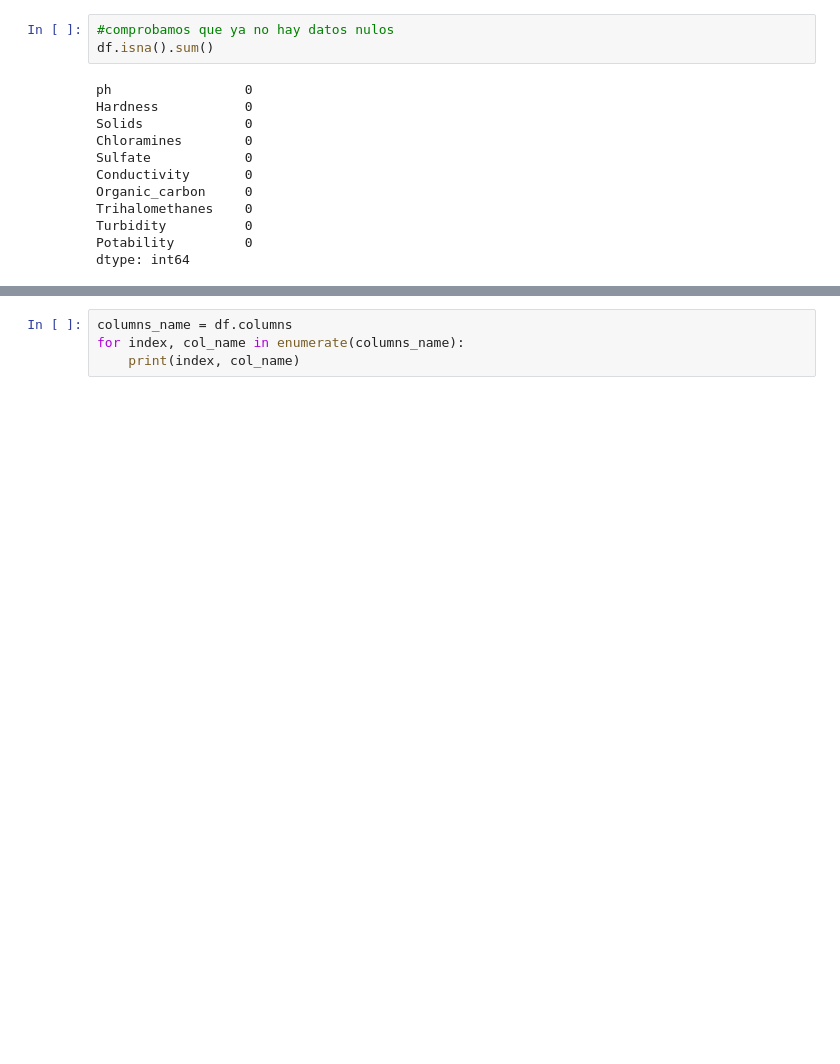
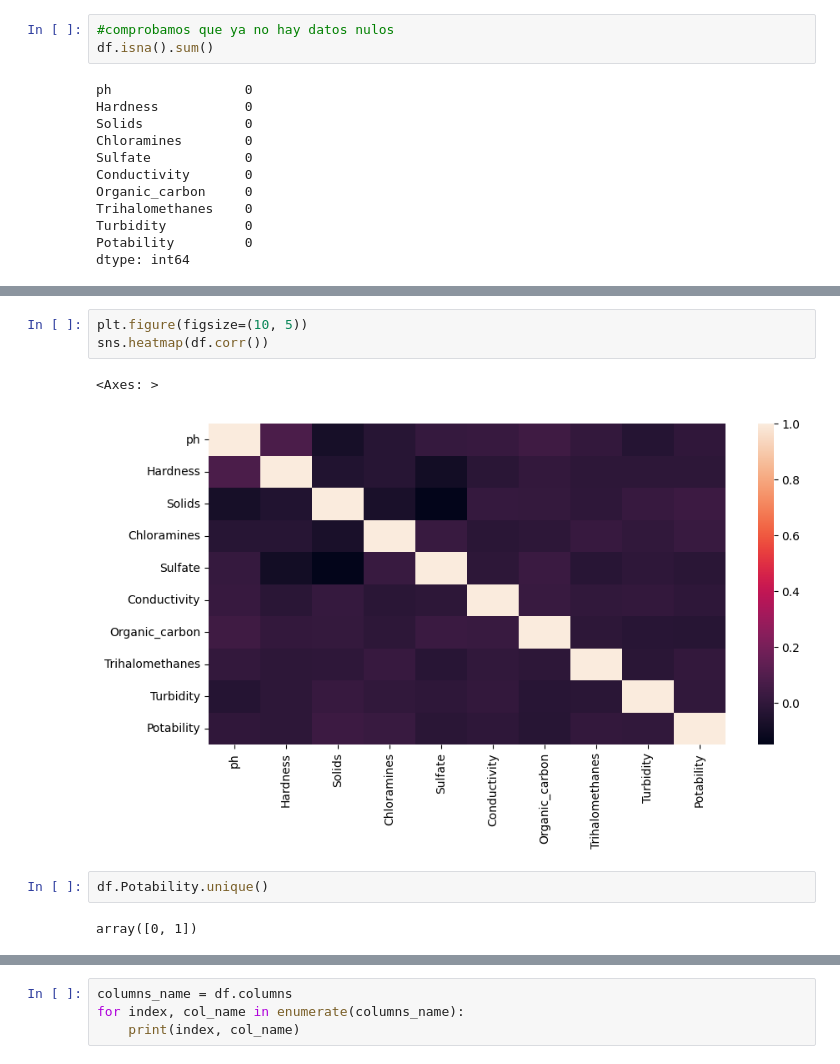
Before and after one commit to Diehgon/Curso-coderhouse-DS, a Jupyter notebook: 1° entrega.ipynb, the cells around one changed output, grey strips where cells are left out. Saved outputs shown, nothing was run; the diff lists cells and outputs as text; blank space fills up the shorter version.

```diff
--- a/1° entrega.ipynb
+++ b/1° entrega.ipynb
@@ -156,0 +157,10 @@ df.describe().loc[['min', '50%', 'mean', 'max', 'std']].T.style.background_gradi
+# %%
+plt.figure(figsize=(10, 5))
+sns.heatmap(df.corr())
+# %% [output]
+<Axes: >
+[figure, added]
+# %%
+df.Potability.unique()
+# %% [output]
+array([0, 1])
```
Also changed, not shown: parts of 8 cells of this notebook.
